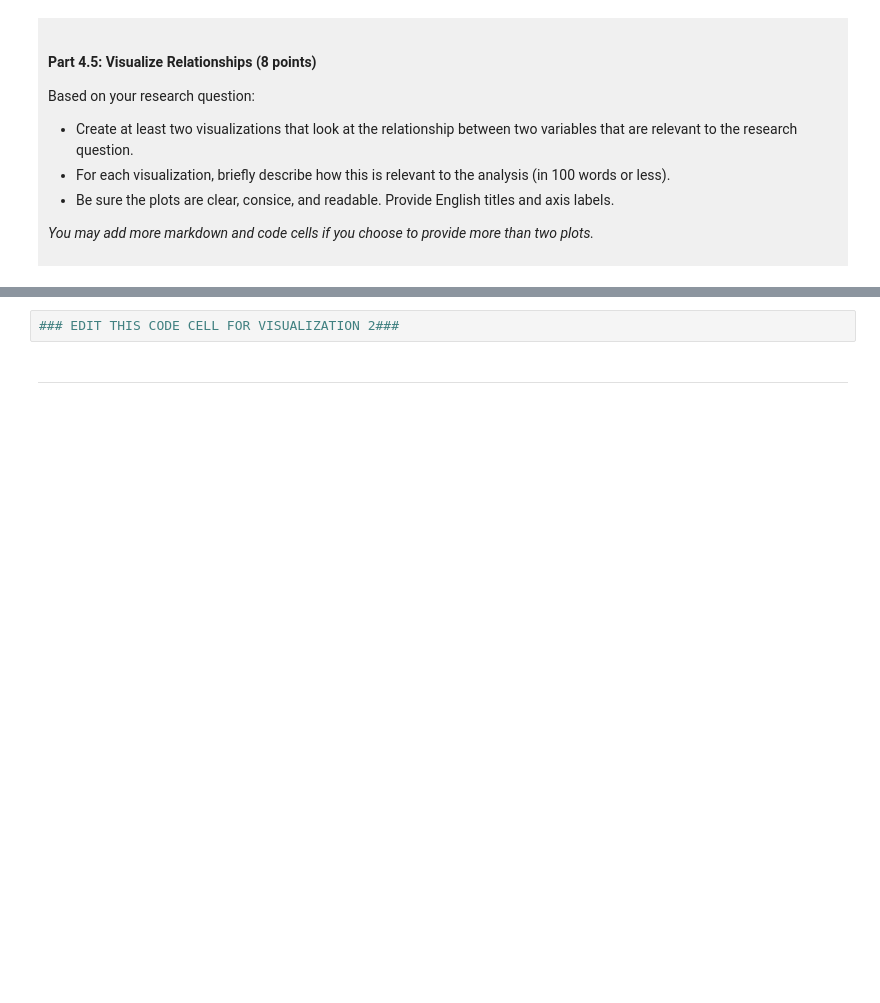
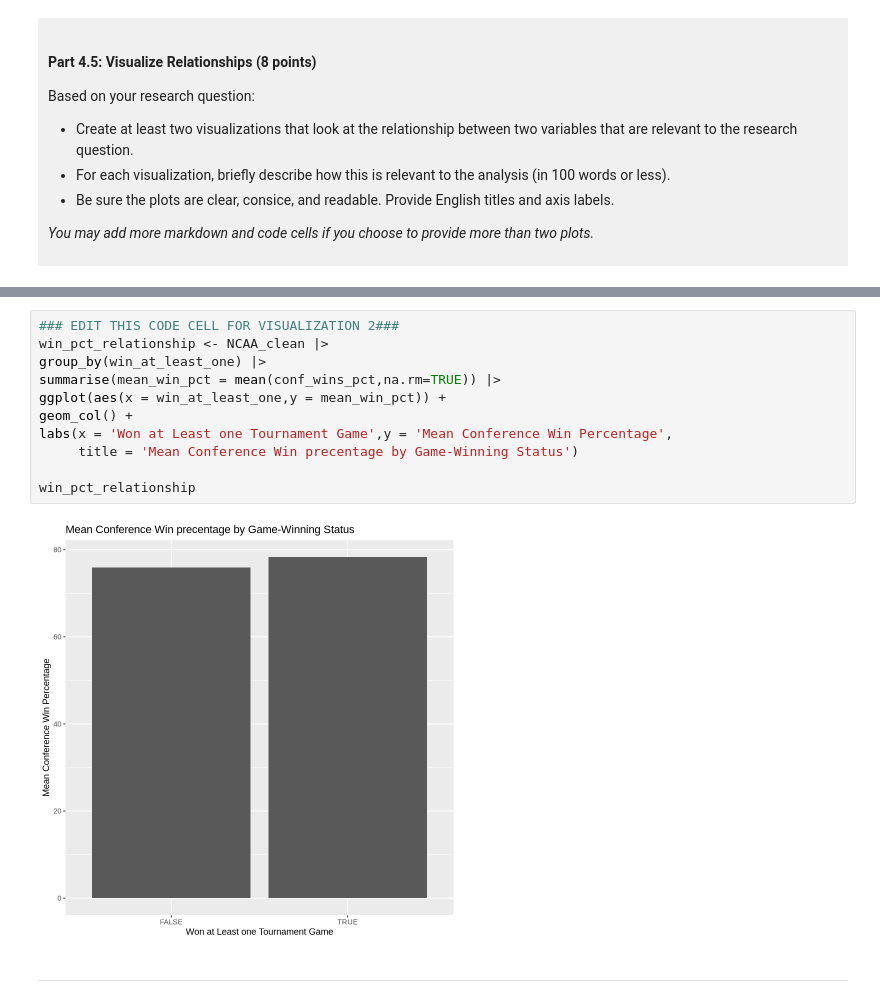
Before and after one commit to Elenaxwq/dsci-100-project-Elena-Xu, a Jupyter notebook: dsci-100-project-notebook.ipynb, the cells around one changed output, grey strips where cells are left out. Drawn from its saved outputs; the diff is of its cells as text; blank space fills up the shorter version.

```diff
--- a/dsci-100-project-notebook.ipynb
+++ b/dsci-100-project-notebook.ipynb
@@ -322,5 +395,16 @@ Visualization 2: %%% EDIT THIS MARKDOWN CELL%%%
 # %%
 ### EDIT THIS CODE CELL FOR VISUALIZATION 2###
+win_pct_relationship <- NCAA_clean |>
+group_by(win_at_least_one) |>
+summarise(mean_win_pct = mean(conf_wins_pct,na.rm=TRUE)) |>
+ggplot(aes(x = win_at_least_one,y = mean_win_pct)) +
+geom_col() +
+labs(x = 'Won at Least one Tournament Game',y = 'Mean Conference Win Percentage',
+     title = 'Mean Conference Win precentage by Game-Winning Status')
+
+win_pct_relationship
+# %% [output]
+[figure, added]
 # %% [markdown]
 ------
 # %% [markdown]
```
Also changed, not shown: parts of 10 cells of this notebook.
